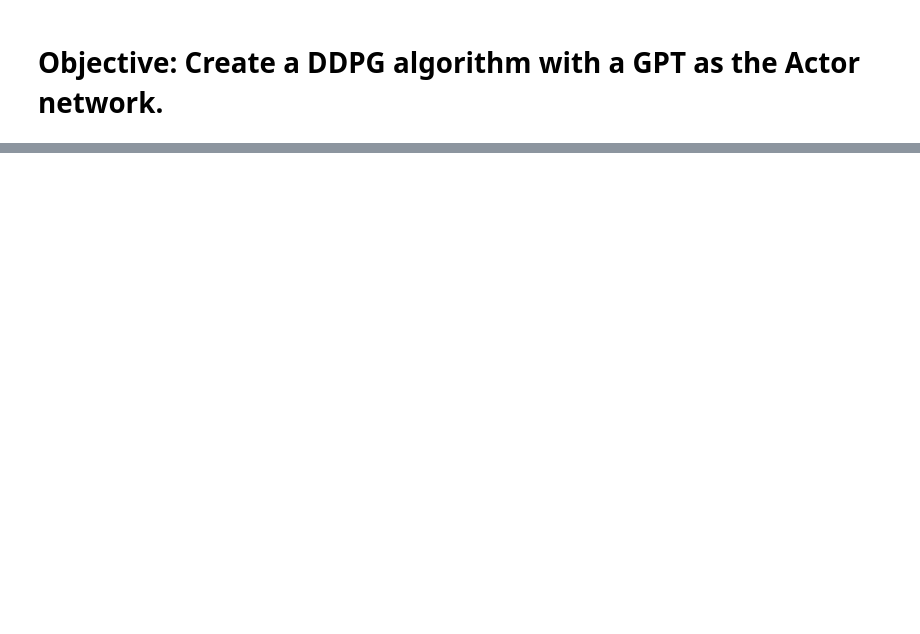
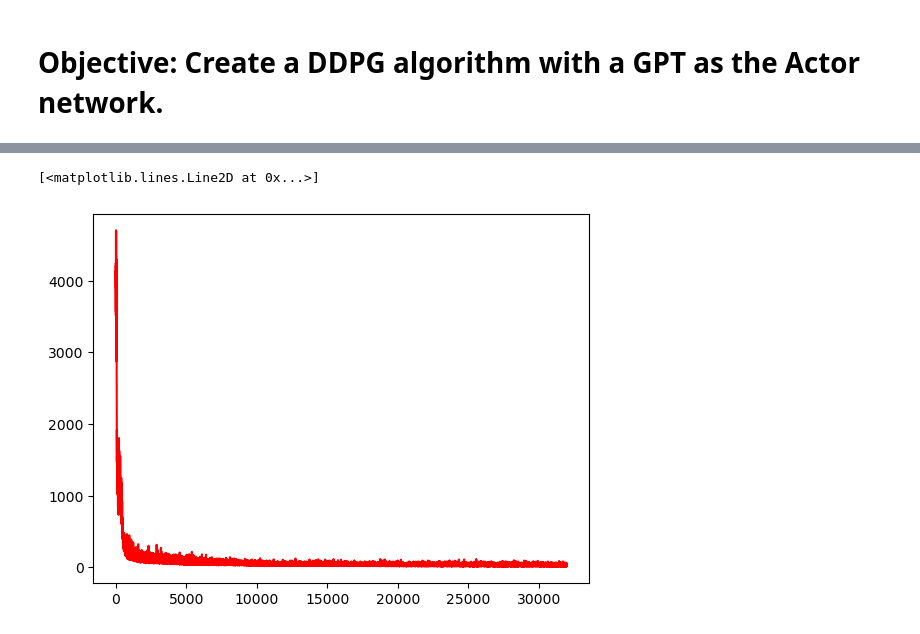
Before and after one commit to gustavobartho/machine-learning, a Jupyter notebook: Outros/DDPG_with_GPT/DDPG_with_GPT_LunarLander.ipynb, the cells around one changed output, grey strips where cells are left out. Saved outputs shown, nothing was run; the diff lists cells and outputs as text; code cells hidden in the pictures; blank space fills up the shorter version.

```diff
--- a/Outros/DDPG_with_GPT/DDPG_with_GPT_LunarLander.ipynb
+++ b/Outros/DDPG_with_GPT/DDPG_with_GPT_LunarLander.ipynb
@@ -969,3 +981,9 @@ plt.plot(np.arange(len(agent.steps_history)), agent.steps_history, color='b')
+# %%
+%matplotlib inline
+plt.plot(np.arange(len(agent.ct_loss)), agent.ct_loss, color='r')
+# %% [output]
+[<matplotlib.lines.Line2D at 0x...>]
+[figure, added]
 # %%
 env = gym.make("LunarLander-v2", continuous=True, render_mode='human')
 agent.act(env)
```
Also changed, not shown: parts of 12 cells of this notebook, 2 other files.
